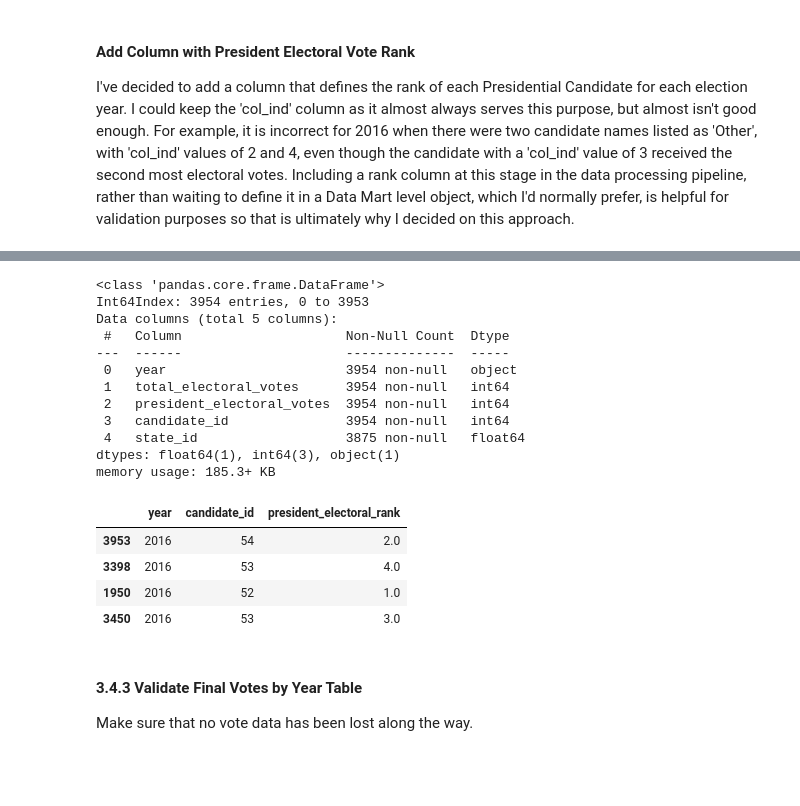
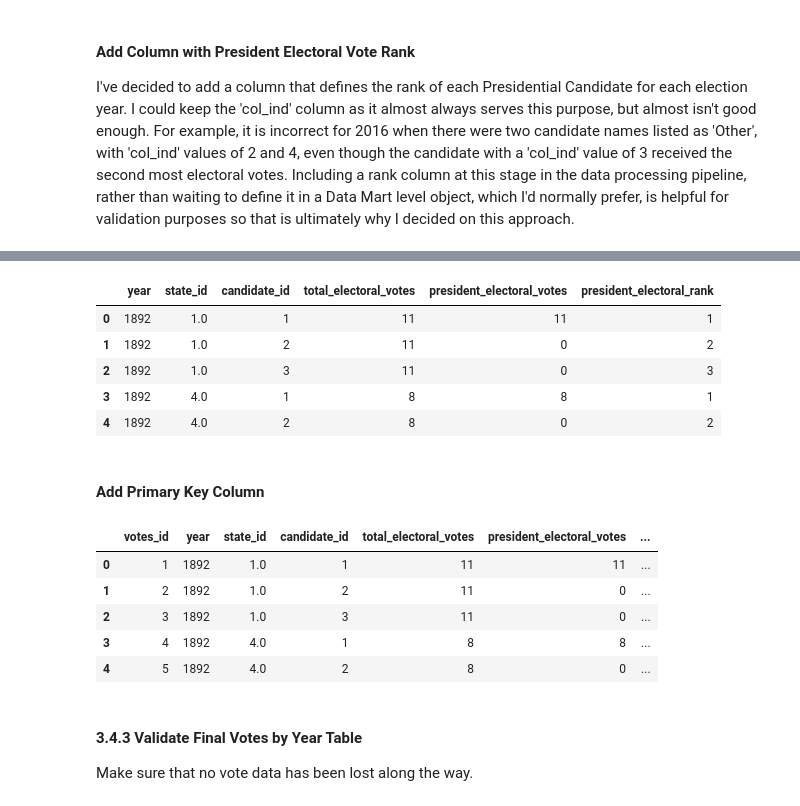
Before and after one commit to frederick-douglas-pearce/us-presidential-vote-analysis, a Jupyter notebook: step1_electoral_college_data.ipynb, the cells around one changed output, grey strips where cells are left out. Drawn from its saved outputs; the diff is of its cells as text; code cells hidden in the pictures; blank space fills up the shorter version.

Commit message:
Finish final votes df

```diff
--- a/step1_electoral_college_data.ipynb
+++ b/step1_electoral_college_data.ipynb
@@ -1275,0 +1301,2 @@ MergeError: Merge keys are not unique in right dataset; not a many-to-one merge
+# %%
+votes_df.drop('col_ind', axis=1, inplace=True)
@@ -1275,0 +1305,3 @@ MergeError: Merge keys are not unique in right dataset; not a many-to-one merge
+# %%
+# 'state_id' must remain float type due to presence of NaN values
+votes_df = votes_df.astype({'year': 'int'}, copy=False)
@@ -1275,0 +1310,2 @@ MergeError: Merge keys are not unique in right dataset; not a many-to-one merge
+# %%
+votes_df = votes_df.iloc[:, [0, 4, 3, 1, 2, 5]]
@@ -1275,0 +1314,3 @@ MergeError: Merge keys are not unique in right dataset; not a many-to-one merge
+# %%
+votes_df.sort_values(by=['year', 'state_id', 'candidate_id', 'president_electoral_rank'], inplace=True, ignore_index=True)
+votes_df.head()
@@ -1276,15 +1324,9 @@ MergeError: Merge keys are not unique in right dataset; not a many-to-one merge
 # %%
-votes_df.info()
+votes_df.head()
 # %% [output]
-<class 'pandas.core.frame.DataFrame'>
-Int64Index: 3954 entries, 0 to 3953
-Data columns (total 5 columns):
- #   Column                     Non-Null Count  Dtype
----  ------                     --------------  -----
- 0   year                       3954 non-null   object
- 1   total_electoral_votes      3954 non-null   int64
- 2   president_electoral_votes  3954 non-null   int64
- 3   candidate_id               3954 non-null   int64
- 4   state_id                   3875 non-null   float64
-dtypes: float64(1), int64(3), object(1)
-memory usage: 185.3+ KB
+|  | year | state_id | candidate_id | total_electoral_votes | president_electoral_votes | president_electoral_rank |
+| 0 | 1892 | 1.0 | 1 | 11 | 11 | 1 |
+| 1 | 1892 | 1.0 | 2 | 11 | 0 | 2 |
+| 2 | 1892 | 1.0 | 3 | 11 | 0 | 3 |
+| 3 | 1892 | 4.0 | 1 | 8 | 8 | 1 |
+| 4 | 1892 | 4.0 | 2 | 8 | 0 | 2 |
@@ -1293,11 +1333,17 @@ tmp = votes_totals_df.groupby(['year', 'candidate_id'])['president_electoral_ran
-# %%
-votes_totals_df[votes_totals_df['year']==2016]
-# %% [output]
-|  | year | candidate_id | president_electoral_rank |
-| 3953 | 2016 | 54 | 2.0 |
-| 3398 | 2016 | 53 | 4.0 |
-| 1950 | 2016 | 52 | 1.0 |
-| 3450 | 2016 | 53 | 3.0 |
+# %% [markdown]
+#### Add Primary Key Column
+# %%
+votes_df.reset_index(inplace=True)
+votes_df.rename({'index': 'votes_id'}, axis=1, inplace=True)
+votes_df['votes_id'] = votes_df['votes_id'].map(lambda x: x+1)
+votes_df.head()
+# %% [output]
+|  | votes_id | year | state_id | candidate_id | total_electoral_votes | president_electoral_votes | ... |
+| 0 | 1 | 1892 | 1.0 | 1 | 11 | 11 | ... |
+| 1 | 2 | 1892 | 1.0 | 2 | 11 | 0 | ... |
+| 2 | 3 | 1892 | 1.0 | 3 | 11 | 0 | ... |
+| 3 | 4 | 1892 | 4.0 | 1 | 8 | 8 | ... |
+| 4 | 5 | 1892 | 4.0 | 2 | 8 | 0 | ... |
 # %% [markdown]
 #### **3.4.3 Validate Final Votes by Year Table**
 Make sure that no vote data has been lost along the way.
```
Also changed, not shown: parts of 12 cells of this notebook.
